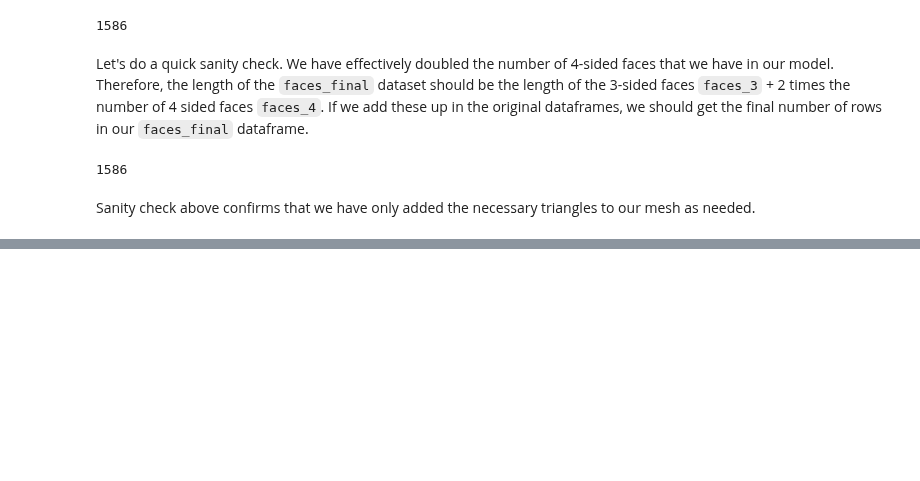
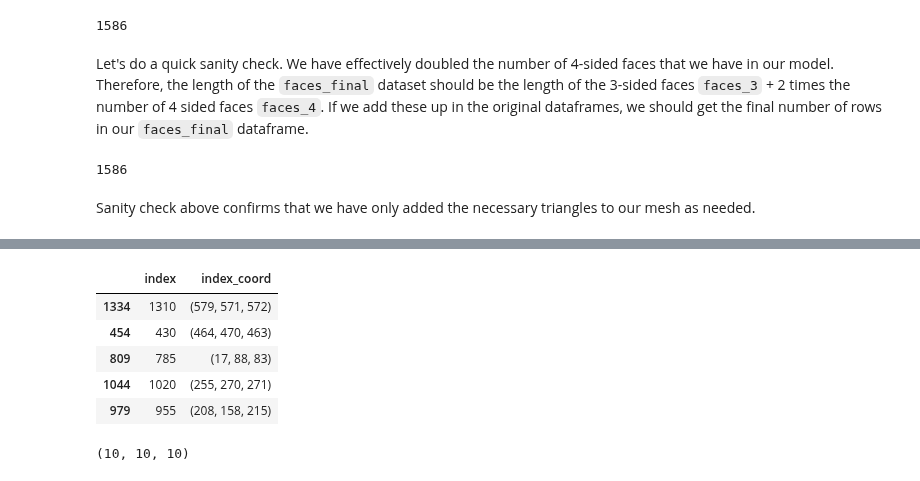
Before and after one commit to suryashch/3d_modelling, a Jupyter notebook: reducing-mesh-density/notebooks/obj-eda.ipynb, the cells around one changed output, grey strips where cells are left out. Cells and saved outputs as stored; diff of their text form; code cells hidden in the pictures; blank space fills up the shorter version.

```diff
--- a/reducing-mesh-density/notebooks/obj-eda.ipynb
+++ b/reducing-mesh-density/notebooks/obj-eda.ipynb
@@ -646,0 +666,10 @@ Sanity check above confirms that we have only added the necessary triangles to o
+# %%
+faces_final_sample = faces_final.sample(20)
+faces_final_sample.head()
+# %% [output]
+|  | index | index_coord |
+| 1334 | 1310 | (579, 571, 572) |
+| 454 | 430 | (464, 470, 463) |
+| 809 | 785 | (17, 88, 83) |
+| 1044 | 1020 | (255, 270, 271) |
+| 979 | 955 | (208, 158, 215) |
@@ -646,0 +679,12 @@ Sanity check above confirms that we have only added the necessary triangles to o
+# %%
+def test_fun():
+    x=10
+    y=10
+    z=10
+
+    return x,y,z
+
+p = test_fun()
+p
+# %% [output]
+(10, 10, 10)
```
Also changed, not shown: parts of 8 cells of this notebook.
